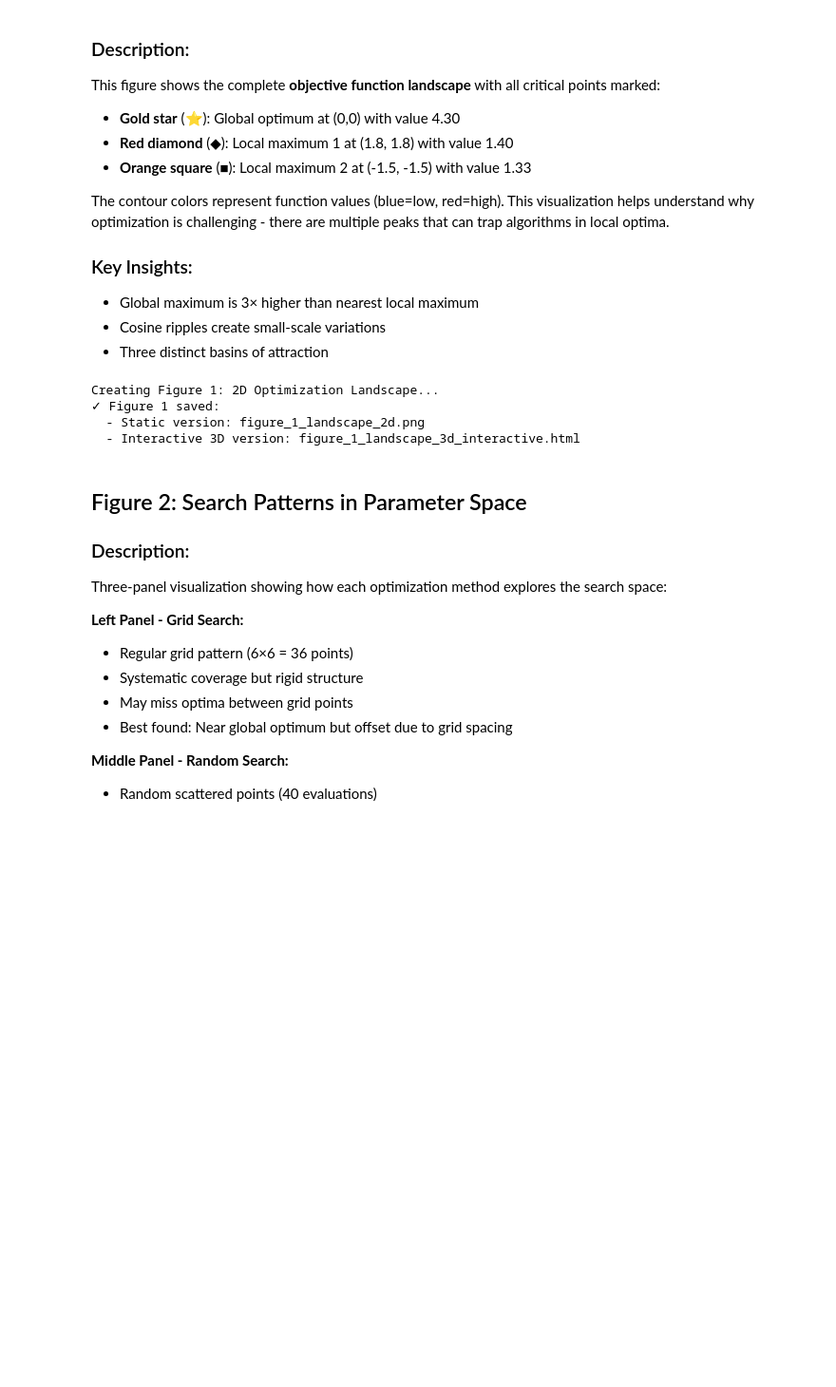
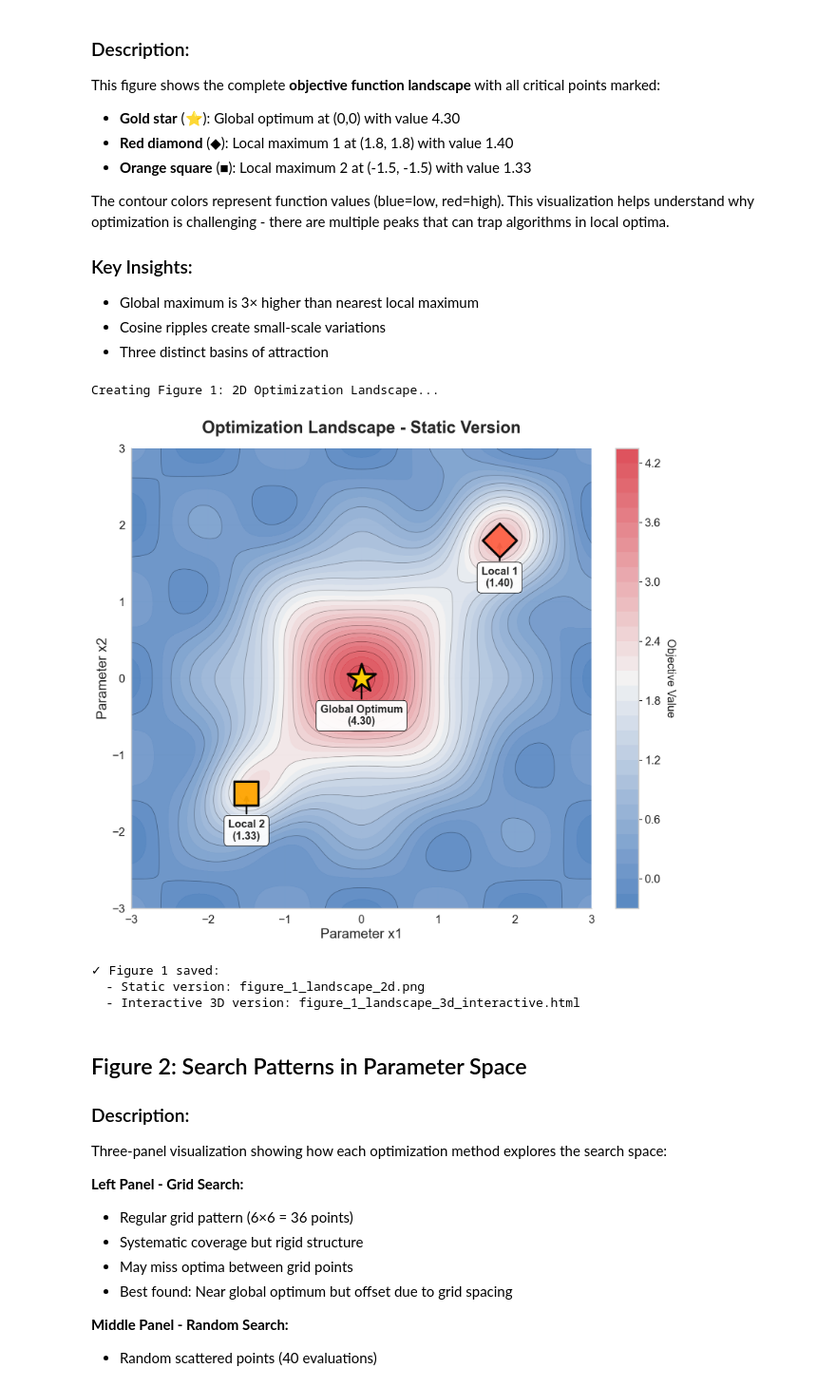
Before and after one commit to arer90/ANO_solubility_prediction, a Jupyter notebook: ANO_pytorch2025/0_search_comp_figures_sci.ipynb, the cells around one changed output. Shown at 95% size. Saved outputs shown, nothing was run; the diff lists cells and outputs as text; code cells hidden in the pictures; blank space fills up the shorter version.

```diff
--- a/ANO_pytorch2025/0_search_comp_figures_sci.ipynb
+++ b/ANO_pytorch2025/0_search_comp_figures_sci.ipynb
@@ -100,11 +105,24 @@ COLORS = {
     'optimum': '#FFD700'    # Gold - True Optimum
 }
 
+# Set to True to display plots in notebook, False to only save files
+SHOW_PLOTS = True  # Change to False to disable inline display
+
+# Helper function to handle plot display
+def save_and_show(filename):
+    """Save figure and optionally display in notebook"""
+    plt.savefig(filename, dpi=300, bbox_inches='tight')
+    if SHOW_PLOTS:
+        plt.show()
+    else:
+        plt.close()
+
 print("✓ Matplotlib configured for publication quality")
 print(f"✓ Color scheme:")
 print(f"  Grid Search: {COLORS['grid']}")
 print(f"  Random Search: {COLORS['random']}")
 print(f"  Bayesian Optimization: {COLORS['bayesian']}")
+print(f"✓ Show plots in notebook: {SHOW_PLOTS}")
 # %% [output]
 ✓ Matplotlib configured for publication quality
 ✓ Color scheme:
@@ -485,8 +504,7 @@ ax.grid(True, alpha=0.2, linewidth=0.5)
 
 plt.title('Optimization Landscape - Static Version', fontsize=22, fontweight='bold', pad=20)
 plt.tight_layout()
-plt.savefig(f'{output_dir}figure_1_landscape_2d.png', dpi=300, bbox_inches='tight')
-plt.close()
+save_and_show(f'{output_dir}figure_1_landscape_2d.png')
 
 # --- Part B: Interactive 3D Version with Plotly ---
 # Create 3D surface plot for interactive exploration
@@ -518,37 +536,38 @@ for x, y, z, text, color in critical_points:
         marker=dict(size=15, color=color, symbol='diamond',
                    line=dict(color='black', width=2)),
         text=[text],
         textposition='top center',
         textfont=dict(size=10, color='black'),
         hovertext=text,
         showlegend=False
     ))
 
 # Update layout for better visualization
 fig_plotly.update_layout(
     title=dict(text='Interactive 3D Optimization Landscape', font=dict(size=22, family='Arial Black')),
     scene=dict(
         xaxis=dict(title='Parameter x1', backgroundcolor="white", gridcolor="lightgray"),
         yaxis=dict(title='Parameter x2', backgroundcolor="white", gridcolor="lightgray"),
         zaxis=dict(title='Objective Value', backgroundcolor="white", gridcolor="lightgray"),
         camera=dict(eye=dict(x=1.5, y=1.5, z=1.3))  # Better viewing angle
     ),
     width=1000,
     height=800,
     font=dict(size=14)
 )
 
 # Save interactive HTML
-fig_plotly.write_html(f'{output_dir}figure_1_landscape_3d_interactive.html')
+fig_plotly.write_html(os.path.join(output_dir, 'figure_1_landscape_3d_interactive.html'))
 
 print("✓ Figure 1 saved:")
 print(f"  - Static version: figure_1_landscape_2d.png")
 print(f"  - Interactive 3D version: figure_1_landscape_3d_interactive.html")
 # %% [output]
 Creating Figure 1: 2D Optimization Landscape...
-✓ Figure 1 saved:
-  - Static version: figure_1_landscape_2d.png
-  - Interactive 3D version: figure_1_landscape_3d_interactive.html
+[figure, added]
+✓ Figure 1 saved:
+  - Static version: figure_1_landscape_2d.png
+  - Interactive 3D version: figure_1_landscape_3d_interactive.html
 # %% [markdown]
 ## Figure 2: Search Patterns in Parameter Space
 
```
Also changed, not shown: parts of 6 cells of this notebook, 12 other files.
